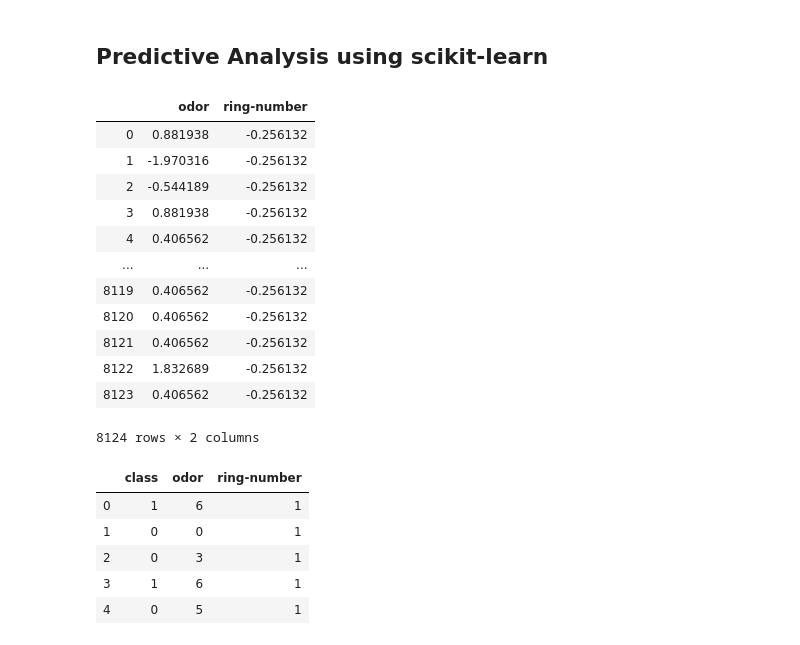
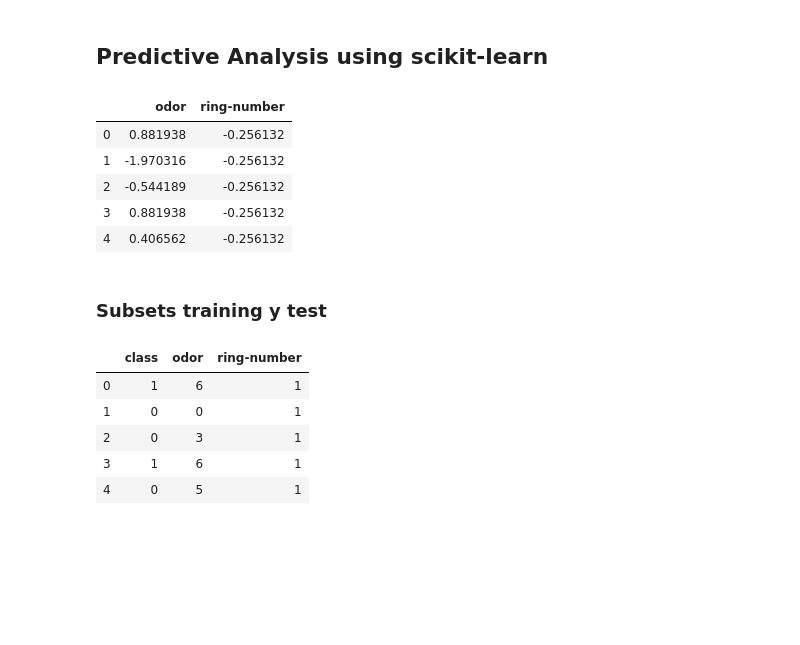
Before and after one commit to giuliamichieli/IS362, a Jupyter notebook: Assignment12/Week12.ipynb, the cells around one changed output. Cells and saved outputs as stored; diff of their text form; code cells hidden in the pictures; blank space fills up the shorter version.

```diff
--- a/Assignment12/Week12.ipynb
+++ b/Assignment12/Week12.ipynb
@@ -129,26 +129,21 @@ I think there are some columns like gill size or color that could be helpful in
 # %%
 y = df_reduced['class']
 X = df_reduced.drop('class', axis=1)
 
 scaler = StandardScaler()
 
 X = pd.DataFrame(scaler.fit_transform(X), columns=X.columns)
 
-X
+X.head()
 # %% [output]
 |  | odor | ring-number |
 | 0 | 0.881938 | -0.256132 |
 | 1 | -1.970316 | -0.256132 |
 | 2 | -0.544189 | -0.256132 |
 | 3 | 0.881938 | -0.256132 |
 | 4 | 0.406562 | -0.256132 |
-| ... | ... | ... |
-| 8119 | 0.406562 | -0.256132 |
-| 8120 | 0.406562 | -0.256132 |
-| 8121 | 0.406562 | -0.256132 |
-| 8122 | 1.832689 | -0.256132 |
-| 8123 | 0.406562 | -0.256132 |
-8124 rows × 2 columns
+# %% [markdown]
+### Subsets training y test
 # %%
 X_train, X_test, y_train, y_test = train_test_split(X, y, train_size=0.8)
 # %%
```
Also changed, not shown: parts of 13 cells of this notebook.
